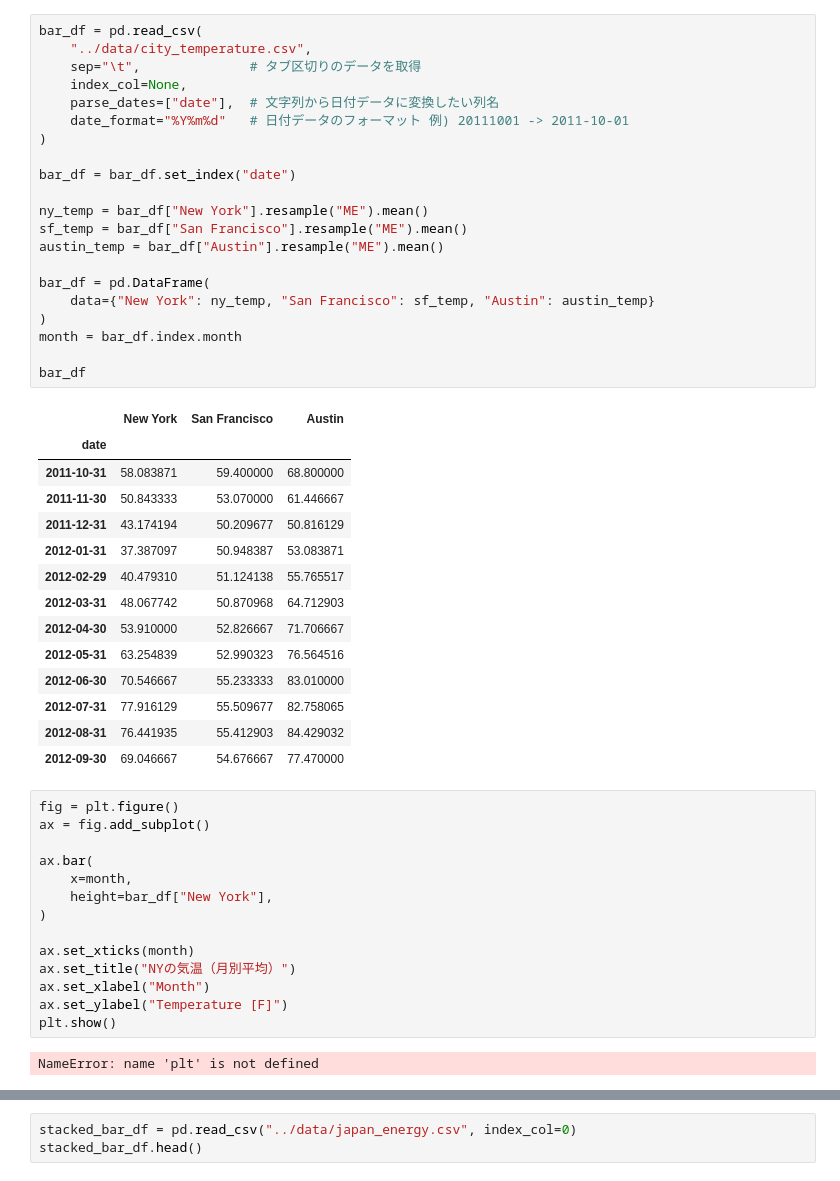
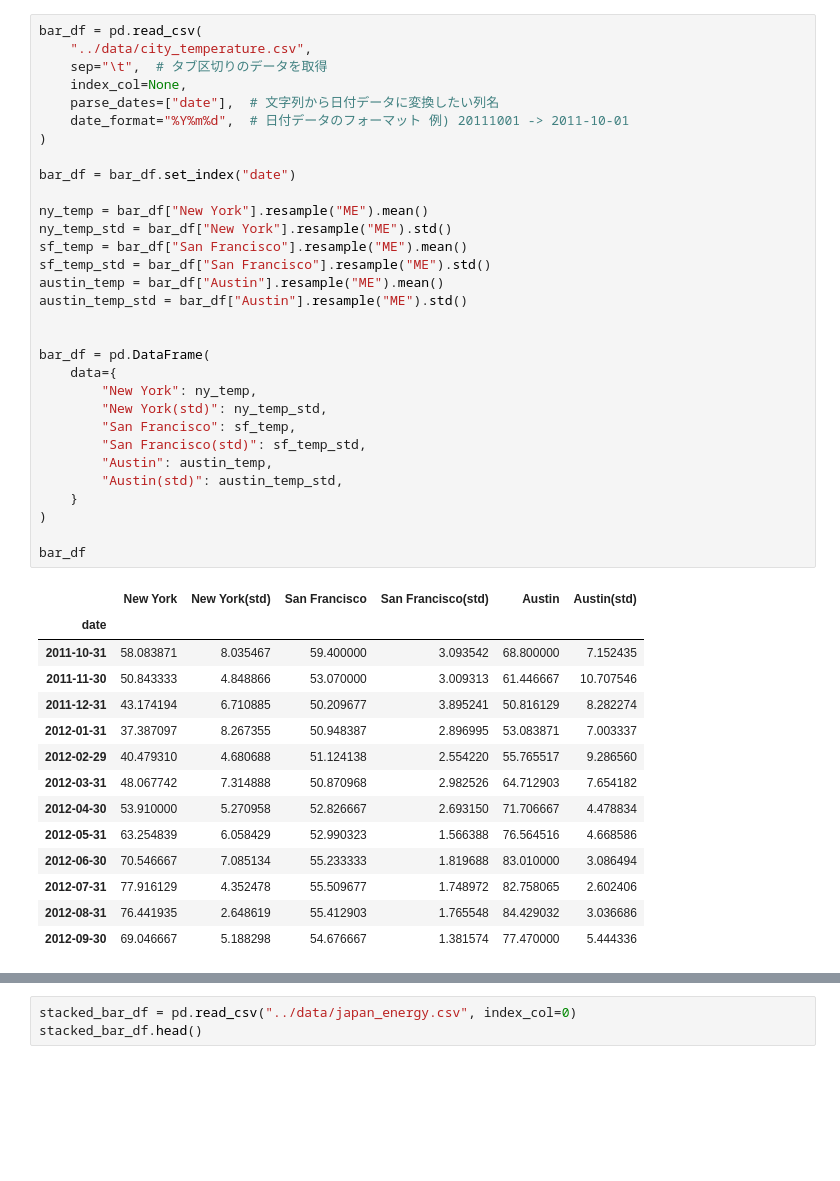
Before and after one commit to atk78/visualization, a Jupyter notebook: notebooks/plotly_object.ipynb, the cells around one changed output, grey strips where cells are left out. Drawn from its saved outputs; the diff is of its cells as text; blank space fills up the shorter version.

```diff
--- a/notebooks/plotly_object.ipynb
+++ b/notebooks/plotly_object.ipynb
@@ -90,52 +212,46 @@ fig.show()
 # %%
 bar_df = pd.read_csv(
     "../data/city_temperature.csv",
-    sep="\t",              # タブ区切りのデータを取得
+    sep="\t",  # タブ区切りのデータを取得
     index_col=None,
     parse_dates=["date"],  # 文字列から日付データに変換したい列名
-    date_format="%Y%m%d"   # 日付データのフォーマット 例) 20111001 -> 2011-10-01
+    date_format="%Y%m%d",  # 日付データのフォーマット 例) 20111001 -> 2011-10-01
 )
 
 bar_df = bar_df.set_index("date")
 
 ny_temp = bar_df["New York"].resample("ME").mean()
+ny_temp_std = bar_df["New York"].resample("ME").std()
 sf_temp = bar_df["San Francisco"].resample("ME").mean()
+sf_temp_std = bar_df["San Francisco"].resample("ME").std()
 austin_temp = bar_df["Austin"].resample("ME").mean()
+austin_temp_std = bar_df["Austin"].resample("ME").std()
+
 
 bar_df = pd.DataFrame(
-    data={"New York": ny_temp, "San Francisco": sf_temp, "Austin": austin_temp}
+    data={
+        "New York": ny_temp,
+        "New York(std)": ny_temp_std,
+        "San Francisco": sf_temp,
+        "San Francisco(std)": sf_temp_std,
+        "Austin": austin_temp,
+        "Austin(std)": austin_temp_std,
+    }
 )
-month = bar_df.index.month
 
 bar_df
 # %% [output]
-|  | New York | San Francisco | Austin |
-| date |  |  |  |
-| 2011-10-31 | 58.083871 | 59.400000 | 68.800000 |
-| 2011-11-30 | 50.843333 | 53.070000 | 61.446667 |
-| 2011-12-31 | 43.174194 | 50.209677 | 50.816129 |
-| 2012-01-31 | 37.387097 | 50.948387 | 53.083871 |
-| 2012-02-29 | 40.479310 | 51.124138 | 55.765517 |
-| 2012-03-31 | 48.067742 | 50.870968 | 64.712903 |
-| 2012-04-30 | 53.910000 | 52.826667 | 71.706667 |
-| 2012-05-31 | 63.254839 | 52.990323 | 76.564516 |
-| 2012-06-30 | 70.546667 | 55.233333 | 83.010000 |
-| 2012-07-31 | 77.916129 | 55.509677 | 82.758065 |
-| 2012-08-31 | 76.441935 | 55.412903 | 84.429032 |
-| 2012-09-30 | 69.046667 | 54.676667 | 77.470000 |
+|  | New York | New York(std) | San Francisco | San Francisco(std) | Austin | Austin(std) |
+| date |  |  |  |  |  |  |
+| 2011-10-31 | 58.083871 | 8.035467 | 59.400000 | 3.093542 | 68.800000 | 7.152435 |
+| 2011-11-30 | 50.843333 | 4.848866 | 53.070000 | 3.009313 | 61.446667 | 10.707546 |
+| 2011-12-31 | 43.174194 | 6.710885 | 50.209677 | 3.895241 | 50.816129 | 8.282274 |
+| 2012-01-31 | 37.387097 | 8.267355 | 50.948387 | 2.896995 | 53.083871 | 7.003337 |
+| 2012-02-29 | 40.479310 | 4.680688 | 51.124138 | 2.554220 | 55.765517 | 9.286560 |
+| 2012-03-31 | 48.067742 | 7.314888 | 50.870968 | 2.982526 | 64.712903 | 7.654182 |
+| 2012-04-30 | 53.910000 | 5.270958 | 52.826667 | 2.693150 | 71.706667 | 4.478834 |
+| 2012-05-31 | 63.254839 | 6.058429 | 52.990323 | 1.566388 | 76.564516 | 4.668586 |
+| 2012-06-30 | 70.546667 | 7.085134 | 55.233333 | 1.819688 | 83.010000 | 3.086494 |
+| 2012-07-31 | 77.916129 | 4.352478 | 55.509677 | 1.748972 | 82.758065 | 2.602406 |
+| 2012-08-31 | 76.441935 | 2.648619 | 55.412903 | 1.765548 | 84.429032 | 3.036686 |
+| 2012-09-30 | 69.046667 | 5.188298 | 54.676667 | 1.381574 | 77.470000 | 5.444336 |
-# %%
-fig = plt.figure()
-ax = fig.add_subplot()
-
-ax.bar(
-    x=month,
-    height=bar_df["New York"],
-)
-
-ax.set_xticks(month)
-ax.set_title("NYの気温（月別平均）")
-ax.set_xlabel("Month")
-ax.set_ylabel("Temperature [F]")
-plt.show()
-# %% [output]
-NameError: name 'plt' is not defined
```
Also changed, not shown: parts of 74 cells of this notebook, 19 other files.
